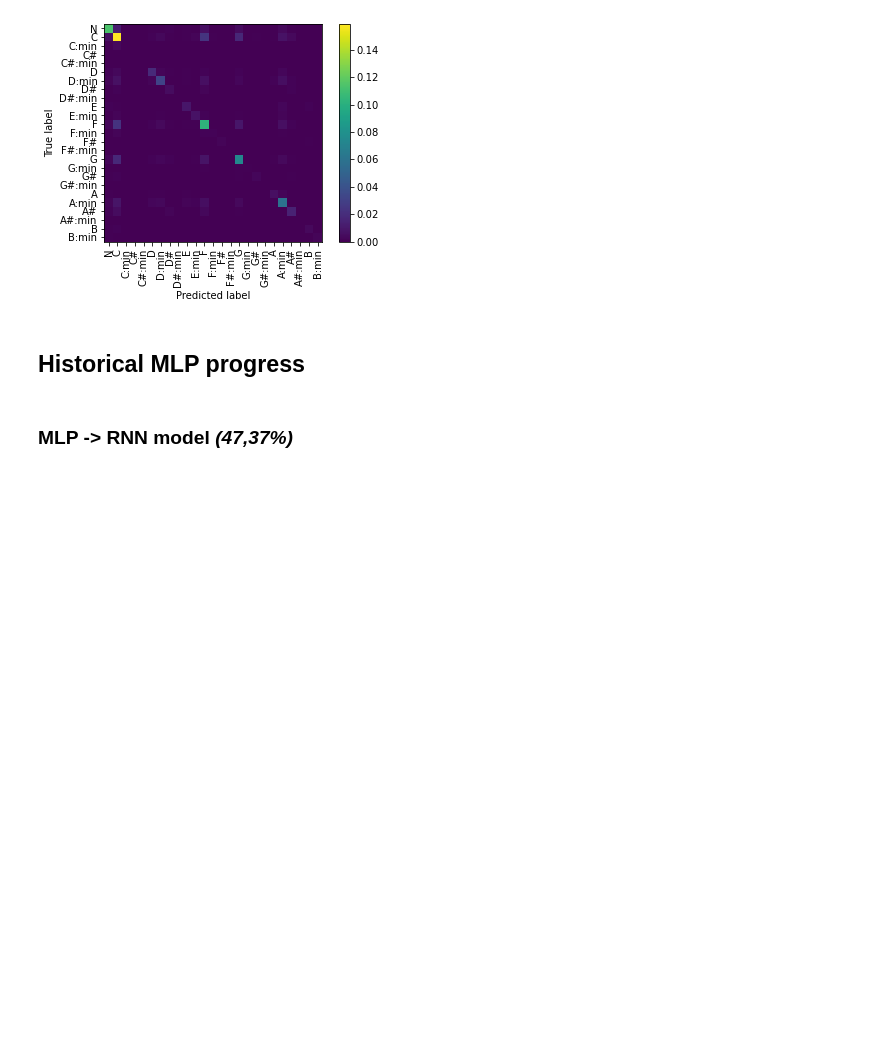
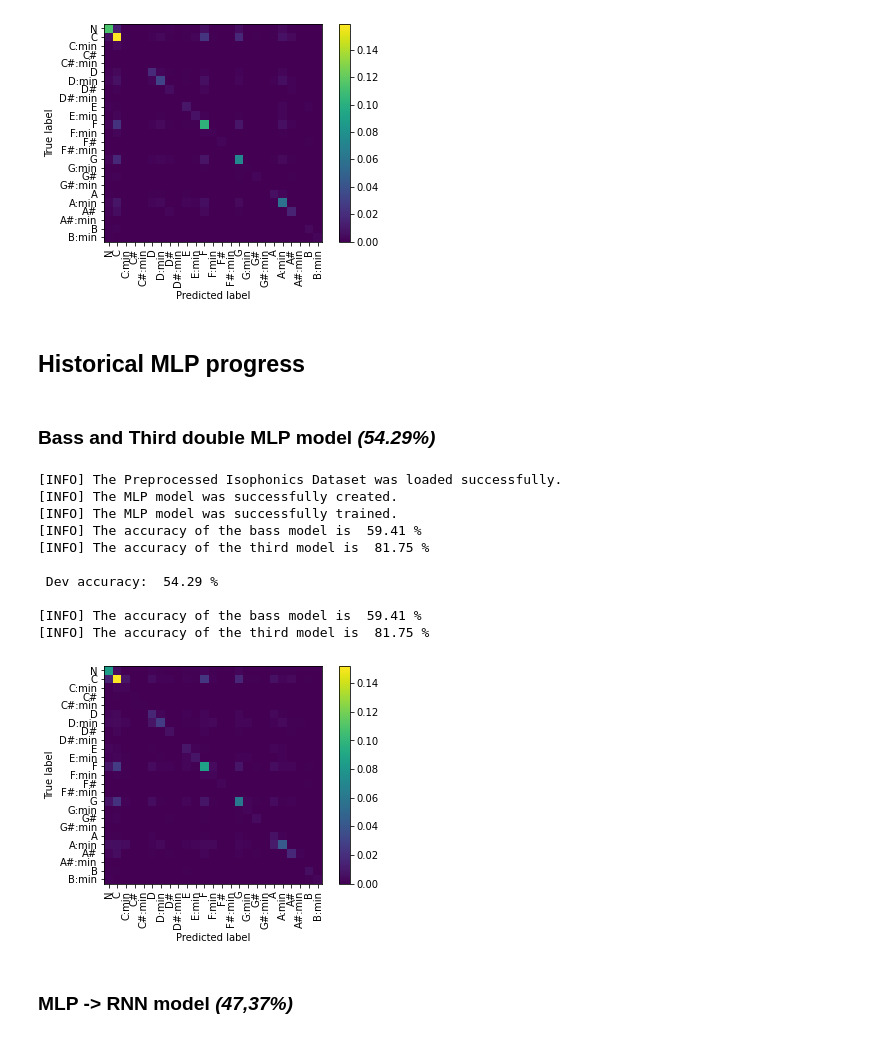
Before and after one commit to lanzv/SongChordsRecognizer, a Jupyter notebook: ACRmodel/ACR - Bakalarska prace.ipynb, the cells around one changed output. Drawn from its saved outputs; the diff is of its cells as text; code cells hidden in the pictures; blank space fills up the shorter version.

Commit message:
Add Bass and Third model results

```diff
--- a/ACRmodel/ACR - Bakalarska prace.ipynb
+++ b/ACRmodel/ACR - Bakalarska prace.ipynb
@@ -230,6 +231,36 @@ Epoch 100/100
 [figure]
 # %% [markdown]
 ## Historical MLP progress
+# %% [markdown]
+### Bass and Third double MLP model *(54.29%)*
+# %%
+#!/usr/bin/env python3
+
+# Prepare data
+x, y = IsophonicsDataset.load_preprocessed_dataset("./PreprocessedDatasets/isophonics_22050_11008_5_flattened_mel_log_1skip.ds")
+train_x, dev_x, train_y, dev_y = sklearn.model_selection.train_test_split(x, y, test_size=args.test_size, random_state=args.seed)
+
+# Create model
+bass_third_model = BassVsThird(max_iter=500, random_state=7)
+
+# Train model
+bass_third_model.fit(train_x, train_y)
+
+# Display score
+print("\n","Dev accuracy: ", "{:.2f}".format(100*bass_third_model.score(dev_x, dev_y)), "%", "\n")
+bass_third_model.display_confusion_matrix(dev_x, dev_y)
+# %% [output]
+[INFO] The Preprocessed Isophonics Dataset was loaded successfully.
+[INFO] The MLP model was successfully created.
+[INFO] The MLP model was successfully trained.
+[INFO] The accuracy of the bass model is  59.41 %
+[INFO] The accuracy of the third model is  81.75 %
+
+ Dev accuracy:  54.29 %
+
+[INFO] The accuracy of the bass model is  59.41 %
+[INFO] The accuracy of the third model is  81.75 %
+[figure, added]
 # %% [markdown]
 ### MLP -> RNN model *(47,37%)*
 # %%
```
Also changed, not shown: parts of 2 cells of this notebook.
